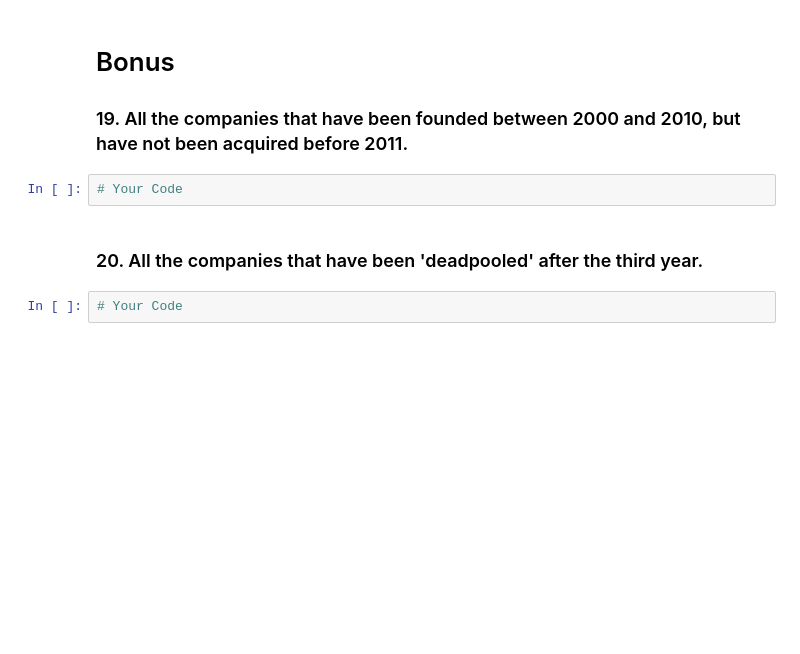
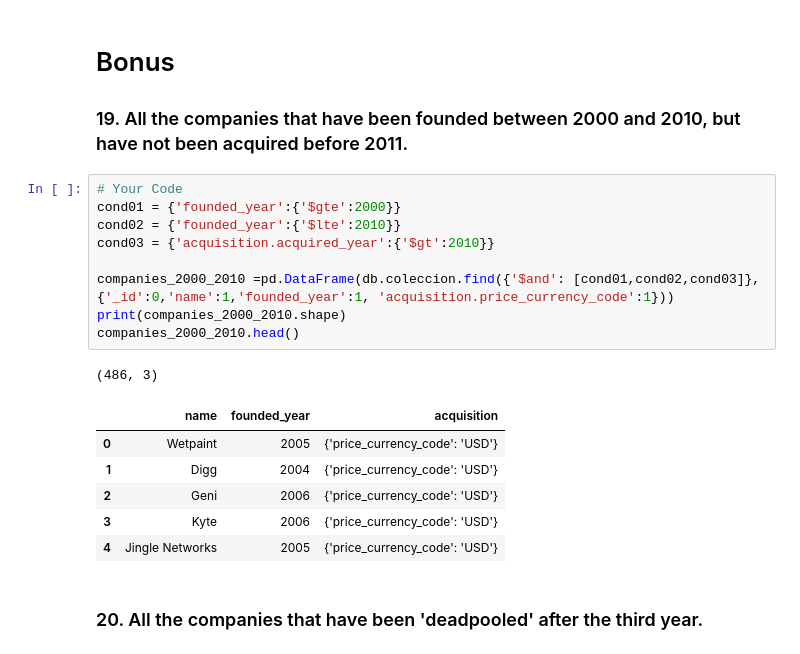
Before and after one commit to Ironhack-Data-Madrid-PartTime-Oct22/lab-mongo-queries, a Jupyter notebook: your_code/main.ipynb, the cells around one changed output. Cells and saved outputs as stored; diff of their text form; blank space fills up the shorter version.

```diff
--- a/your_code/main.ipynb
+++ b/your_code/main.ipynb
@@ -334,9 +334,22 @@ pd.DataFrame(db.coleccion.find({'acquisition.acquired_month':{'$lte':3}},{'name'
 # %% [markdown]
 # Bonus
 ### 19. All the companies that have been founded between 2000 and 2010, but have not been acquired before 2011.
-# %%
-# Your Code
+# %%
+# Your Code
+cond01 = {'founded_year':{'$gte':2000}}
+cond02 = {'founded_year':{'$lte':2010}}
+cond03 = {'acquisition.acquired_year':{'$gt':2010}}
+
+companies_2000_2010 =pd.DataFrame(db.coleccion.find({'$and': [cond01,cond02,cond03]},{'_id':0,'name':1,'founded_year':1, 'acquisition.price_currency_code':1}))
+print(companies_2000_2010.shape)
+companies_2000_2010.head()
+# %% [output]
+(486, 3)
+|  | name | founded_year | acquisition |
+| 0 | Wetpaint | 2005 | {'price_currency_code': 'USD'} |
+| 1 | Digg | 2004 | {'price_currency_code': 'USD'} |
+| 2 | Geni | 2006 | {'price_currency_code': 'USD'} |
+| 3 | Kyte | 2006 | {'price_currency_code': 'USD'} |
+| 4 | Jingle Networks | 2005 | {'price_currency_code': 'USD'} |
 # %% [markdown]
 ### 20. All the companies that have been 'deadpooled' after the third year.
-# %%
-# Your Code
```
Also changed, not shown: parts of 2 cells of this notebook.
